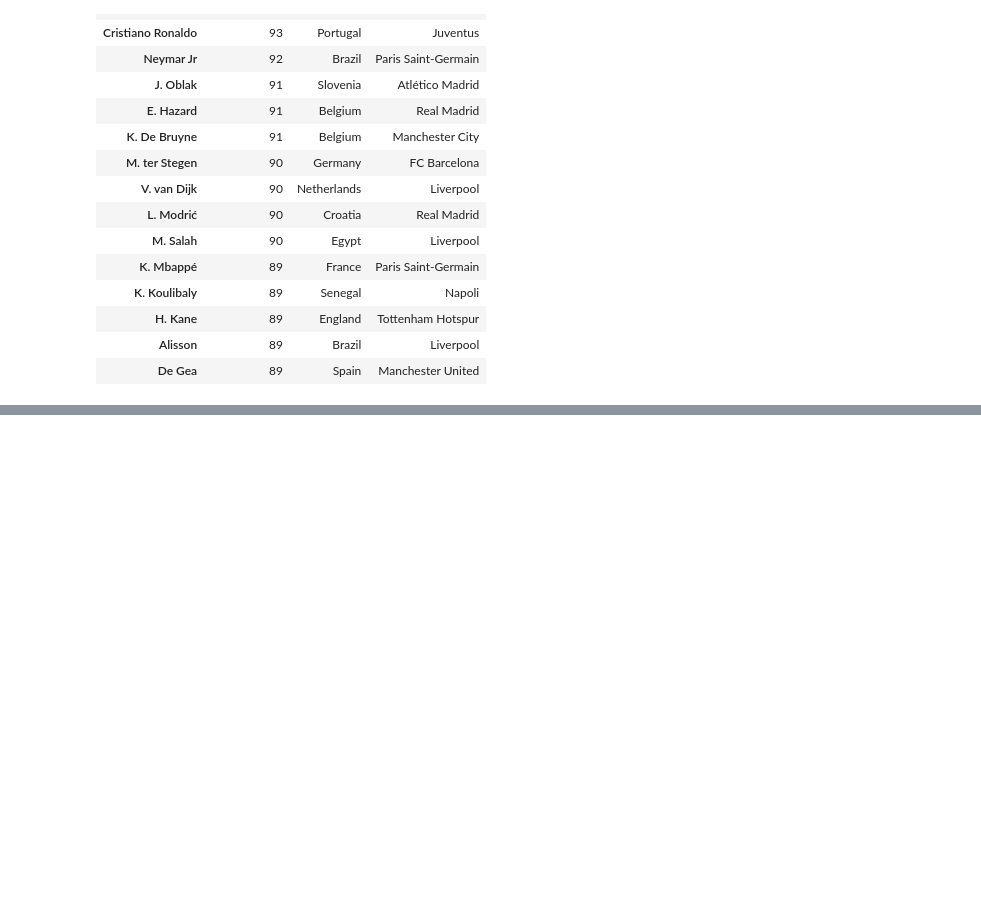
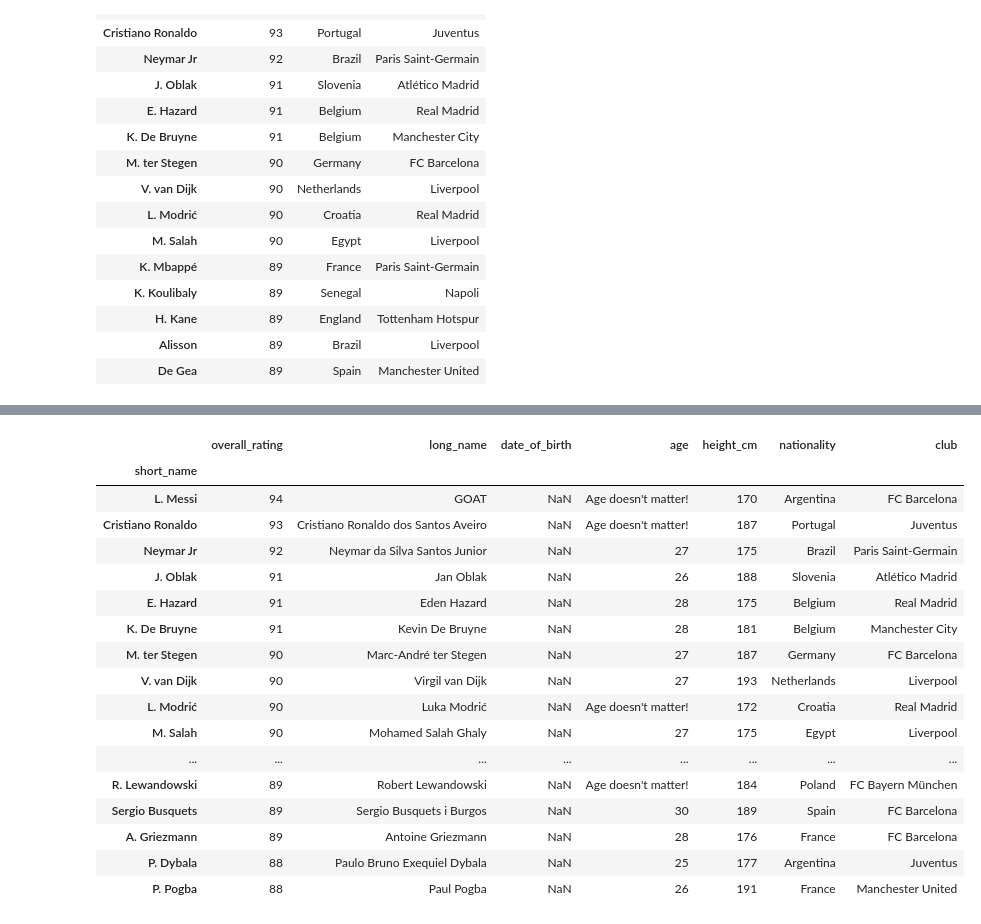
Before and after one commit to m-mhe/numpy_and_pandas, a Jupyter notebook: data_extraction/players_info.ipynb, the cells around one changed output, grey strips where cells are left out. Cells and saved outputs as stored; diff of their text form; code cells hidden in the pictures; blank space fills up the shorter version.

```diff
--- a/data_extraction/players_info.ipynb
+++ b/data_extraction/players_info.ipynb
@@ -381,0 +392,3 @@ dfPlayers.iloc[0:15, [0,5,6]] # Slicing rows with row index
+# %%
+dfPlayers.iloc[0,1] = "GOAT" # In a single cell.
+dfPlayers.iloc[[0]]
@@ -381,0 +399,4 @@ dfPlayers.iloc[0:15, [0,5,6]] # Slicing rows with row index
+# %%
+import numpy as np
+dfPlayers.iloc[:,2] = np.nan # Set value to entire column. Here NAN means "Not A Number".
+dfPlayers
@@ -381,0 +418,3 @@ dfPlayers.iloc[0:15, [0,5,6]] # Slicing rows with row index
+# %%
+dfPlayers.iloc[-1,:] = "Noob"
+dfPlayers
@@ -381,0 +436,22 @@ dfPlayers.iloc[0:15, [0,5,6]] # Slicing rows with row index
+# %%
+dfPlayers.loc[["L. Messi", "Cristiano Ronaldo", "L. Modrić", "R. Lewandowski"],"age"] = "Age doesn't matter!"
+dfPlayers.head(25) # So basicly if we can select it (with .loc[] or .iloc[]) then we can assign any value into it.
+# %% [output]
+|  | overall_rating | long_name | date_of_birth | age | height_cm | nationality | club |
+| short_name |  |  |  |  |  |  |  |
+| L. Messi | 94 | GOAT | NaN | Age doesn't matter! | 170 | Argentina | FC Barcelona |
+| Cristiano Ronaldo | 93 | Cristiano Ronaldo dos Santos Aveiro | NaN | Age doesn't matter! | 187 | Portugal | Juventus |
+| Neymar Jr | 92 | Neymar da Silva Santos Junior | NaN | 27 | 175 | Brazil | Paris Saint-Germain |
+| J. Oblak | 91 | Jan Oblak | NaN | 26 | 188 | Slovenia | Atlético Madrid |
+| E. Hazard | 91 | Eden Hazard | NaN | 28 | 175 | Belgium | Real Madrid |
+| K. De Bruyne | 91 | Kevin De Bruyne | NaN | 28 | 181 | Belgium | Manchester City |
+| M. ter Stegen | 90 | Marc-André ter Stegen | NaN | 27 | 187 | Germany | FC Barcelona |
+| V. van Dijk | 90 | Virgil van Dijk | NaN | 27 | 193 | Netherlands | Liverpool |
+| L. Modrić | 90 | Luka Modrić | NaN | Age doesn't matter! | 172 | Croatia | Real Madrid |
+| M. Salah | 90 | Mohamed Salah Ghaly | NaN | 27 | 175 | Egypt | Liverpool |
+| ... | ... | ... | ... | ... | ... | ... | ... |
+| R. Lewandowski | 89 | Robert Lewandowski | NaN | Age doesn't matter! | 184 | Poland | FC Bayern München |
+| Sergio Busquets | 89 | Sergio Busquets i Burgos | NaN | 30 | 189 | Spain | FC Barcelona |
+| A. Griezmann | 89 | Antoine Griezmann | NaN | 28 | 176 | France | FC Barcelona |
+| P. Dybala | 88 | Paulo Bruno Exequiel Dybala | NaN | 25 | 177 | Argentina | Juventus |
+| P. Pogba | 88 | Paul Pogba | NaN | 26 | 191 | France | Manchester United |
```
Also changed, not shown: parts of 13 cells of this notebook.
